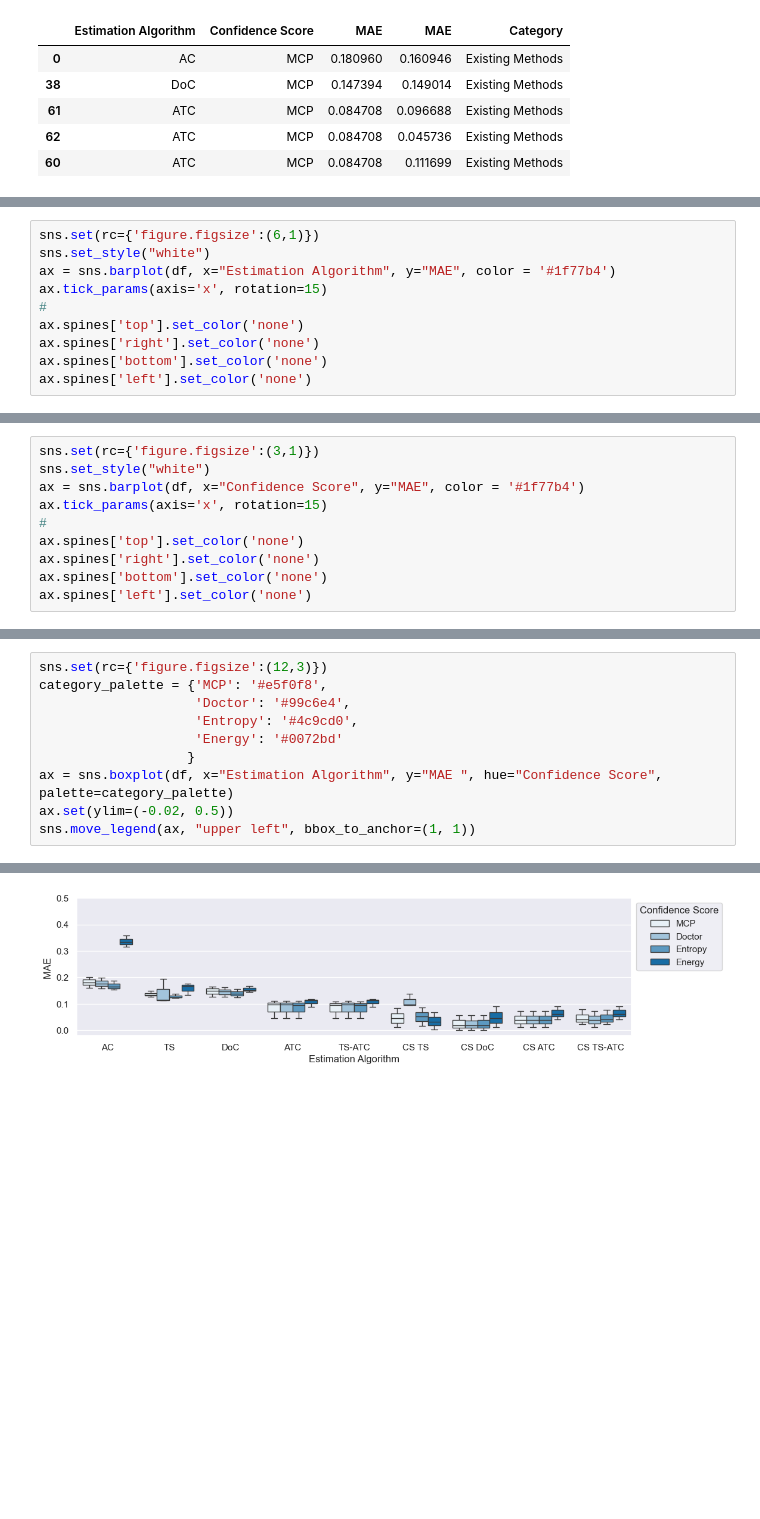
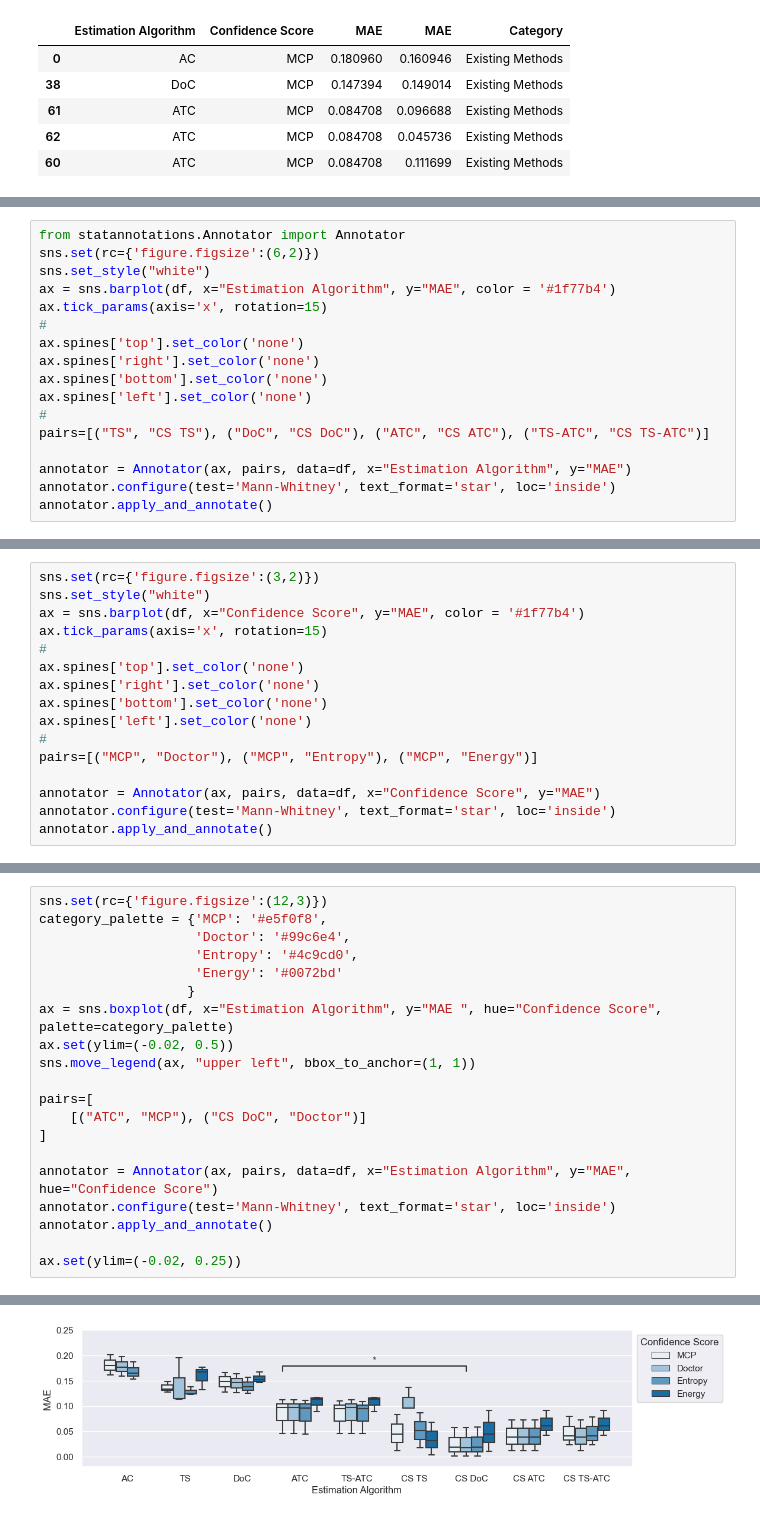
Before and after one commit to ZerojumpLine/MOVAL, a Jupyter notebook: docs/source/demos/estim_seg2d.ipynb, the cells around one changed output, grey strips where cells are left out. Saved outputs shown, nothing was run; the diff lists cells and outputs as text; blank space fills up the shorter version.

```diff
--- a/docs/source/demos/estim_seg2d.ipynb
+++ b/docs/source/demos/estim_seg2d.ipynb
@@ -456,5 +469,6 @@ sns.move_legend(ax, "upper left", bbox_to_anchor=(1.2, 1), labelspacing = 0.6)
 # %%
-sns.set(rc={'figure.figsize':(6,1)})
+from statannotations.Annotator import Annotator
+sns.set(rc={'figure.figsize':(6,2)})
 sns.set_style("white")
 ax = sns.barplot(df, x="Estimation Algorithm", y="MAE", color = '#1f77b4')
 ax.tick_params(axis='x', rotation=15)
@@ -463,4 +477,10 @@ ax.spines['top'].set_color('none')
 ax.spines['right'].set_color('none')
 ax.spines['bottom'].set_color('none')
 ax.spines['left'].set_color('none')
+#
+pairs=[("TS", "CS TS"), ("DoC", "CS DoC"), ("ATC", "CS ATC"), ("TS-ATC", "CS TS-ATC")]
+
+annotator = Annotator(ax, pairs, data=df, x="Estimation Algorithm", y="MAE")
+annotator.configure(test='Mann-Whitney', text_format='star', loc='inside')
+annotator.apply_and_annotate()
 # %% [output]
@@ -468,5 +504,5 @@ ax.spines['left'].set_color('none')
 # %%
-sns.set(rc={'figure.figsize':(3,1)})
+sns.set(rc={'figure.figsize':(3,2)})
 sns.set_style("white")
 ax = sns.barplot(df, x="Confidence Score", y="MAE", color = '#1f77b4')
 ax.tick_params(axis='x', rotation=15)
@@ -475,4 +511,10 @@ ax.spines['top'].set_color('none')
 ax.spines['right'].set_color('none')
 ax.spines['bottom'].set_color('none')
 ax.spines['left'].set_color('none')
+#
+pairs=[("MCP", "Doctor"), ("MCP", "Entropy"), ("MCP", "Energy")]
+
+annotator = Annotator(ax, pairs, data=df, x="Confidence Score", y="MAE")
+annotator.configure(test='Mann-Whitney', text_format='star', loc='inside')
+annotator.apply_and_annotate()
 # %% [output]
@@ -487,4 +543,14 @@ category_palette = {'MCP': '#e5f0f8',
 ax = sns.boxplot(df, x="Estimation Algorithm", y="MAE ", hue="Confidence Score", palette=category_palette)
 ax.set(ylim=(-0.02, 0.5))
 sns.move_legend(ax, "upper left", bbox_to_anchor=(1, 1))
+
+pairs=[
+    [("ATC", "MCP"), ("CS DoC", "Doctor")]
+]
+
+annotator = Annotator(ax, pairs, data=df, x="Estimation Algorithm", y="MAE", hue="Confidence Score")
+annotator.configure(test='Mann-Whitney', text_format='star', loc='inside')
+annotator.apply_and_annotate()
+
+ax.set(ylim=(-0.02, 0.25))
 # %% [output]
@@ -491 +566 @@ sns.move_legend(ax, "upper left", bbox_to_anchor=(1, 1))
-[figure, old version]
+[figure, new version]
```
Also changed, not shown: parts of 8 cells of this notebook, 5 other files.
